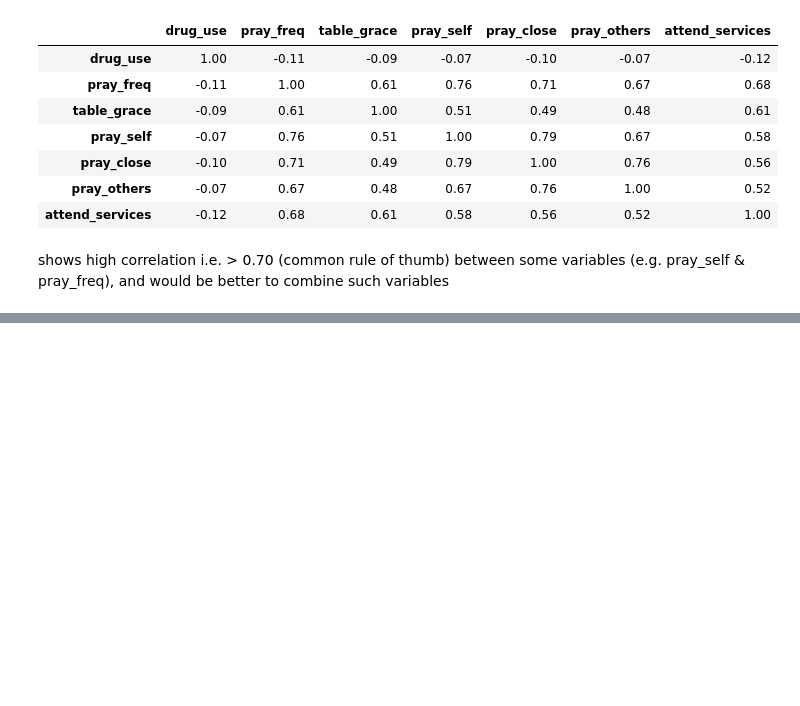
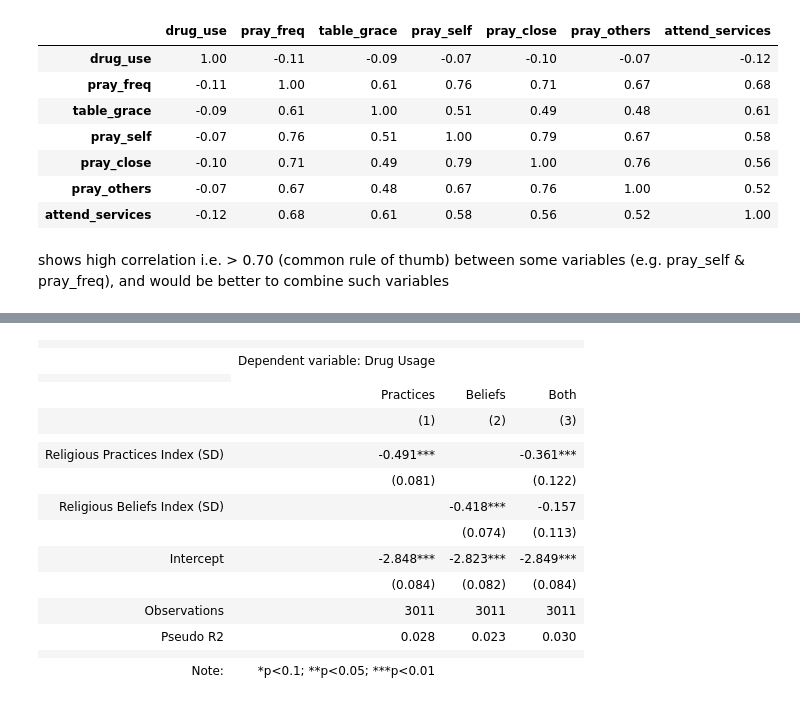
Before and after one commit to khavi31/poodle, a Jupyter notebook: religpracs_druguse_combined_prayer.ipynb, the cells around one changed output, grey strips where cells are left out. Drawn from its saved outputs; the diff is of its cells as text; code cells hidden in the pictures; blank space fills up the shorter version.

```diff
--- a/religpracs_druguse_combined_prayer.ipynb
+++ b/religpracs_druguse_combined_prayer.ipynb
@@ -422,0 +491,12 @@ sg
+# %%
+def zscore(s): return (s - s.mean()) / s.std()
+
+z = cb[practices + beliefs].apply(zscore)
+cb["practice_index"] = zscore(z[practices].mean(axis=1))
+cb["belief_index"]   = zscore(z[beliefs].mean(axis=1))
+
+mI = smf.logit("drug_use ~ practice_index + belief_index", data=cb).fit()
+print(mI.summary())
+print(np.exp(mI.params).round(3))                          # odds ratios per 1 SD
+print(mI.t_test("practice_index = belief_index"))         # are the two effects different?
+print(cb[["practice_index", "belief_index"]].corr().round(2))
@@ -422,0 +534,56 @@ sg
+# %%
+import pandas as pd
+import numpy as np
+import statsmodels.formula.api as smf
+from stargazer.stargazer import Stargazer
+
+# 1. Load, rename, recode
+df = pd.read_stata("chrisu.DTA", convert_categoricals=False)
+df = df.rename(columns={
+    "V25": "pray_freq", "V26": "table_grace", "V27": "pray_self",
+    "V28": "pray_close", "V29": "pray_others", "V34": "attend_services",
+    "V30": "god_close", "V39": "bible_inerrant", "V79": "drug_freq",
+})
+df["drug_use"] = np.where(df["drug_freq"].isna(), np.nan, (df["drug_freq"] > 0).astype(int))
+df["god_close"] = 6 - df["god_close"]       # reverse so higher = closer to God
+
+practices = ["pray_freq", "table_grace", "pray_self", "pray_close", "pray_others", "attend_services"]
+beliefs = ["god_close", "bible_inerrant"]
+
+# 2. One common sample
+cb = df[["drug_use"] + practices + beliefs].dropna().copy()
+print("N =", len(cb))
+
+# 3. Build the two indices (z-score items, average, re-standardise to SD = 1)
+def zscore(s): return (s - s.mean()) / s.std()
+
+z_all = cb[practices + beliefs].apply(zscore)
+cb["practice_index"] = zscore(z_all[practices].mean(axis=1))
+cb["belief_index"] = zscore(z_all[beliefs].mean(axis=1))
+
+# 4. Reliability of each index
+def cronbach(d):
+    k = d.shape[1]
+    return k / (k - 1) * (1 - d.var(ddof=1).sum() / d.sum(axis=1).var(ddof=1))
+
+print("Alpha, practices:", round(cronbach(z_all[practices]), 3))
+print("Alpha, beliefs:  ", round(cronbach(z_all[beliefs]), 3))
+print("Correlation between indices:", round(cb["practice_index"].corr(cb["belief_index"]), 2))
+
+# 5. Models
+mP  = smf.logit("drug_use ~ practice_index", data=cb).fit()
+mB  = smf.logit("drug_use ~ belief_index", data=cb).fit()
+mPB = smf.logit("drug_use ~ practice_index + belief_index", data=cb).fit()
+
+# 6. Table
+sg = Stargazer([mP, mB, mPB])
+sg.dependent_variable_name("Drug Usage")
+sg.custom_columns(["Practices", "Beliefs", "Both"], [1, 1, 1])
+sg.covariate_order(["practice_index", "belief_index", "Intercept"])
+sg.rename_covariates({
+    "practice_index": "Religious Practices Index (SD)",
+    "belief_index": "Religious Beliefs Index (SD)",
+    "Intercept": "Intercept",
+})
+sg
+# %% [output]
@@ -422,0 +603,16 @@ sg
+|  |  |  |  |
+|  | Dependent variable: Drug Usage |  |  |
+|  |
+|  | Practices | Beliefs | Both |
+|  | (1) | (2) | (3) |
+|  |  |  |  |
+| Religious Practices Index (SD) | -0.491*** |  | -0.361*** |
+|  | (0.081) |  | (0.122) |
+| Religious Beliefs Index (SD) |  | -0.418*** | -0.157 |
+|  |  | (0.074) | (0.113) |
+| Intercept | -2.848*** | -2.823*** | -2.849*** |
+|  | (0.084) | (0.082) | (0.084) |  |  |  |  |
+| Observations | 3011 | 3011 | 3011 |
+| Pseudo R2 | 0.028 | 0.023 | 0.030 |
+|  |  |  |  |
+| Note: | *p<0.1; **p<0.05; ***p<0.01 |  |  |
```
Also changed, not shown: parts of 27 cells of this notebook.
